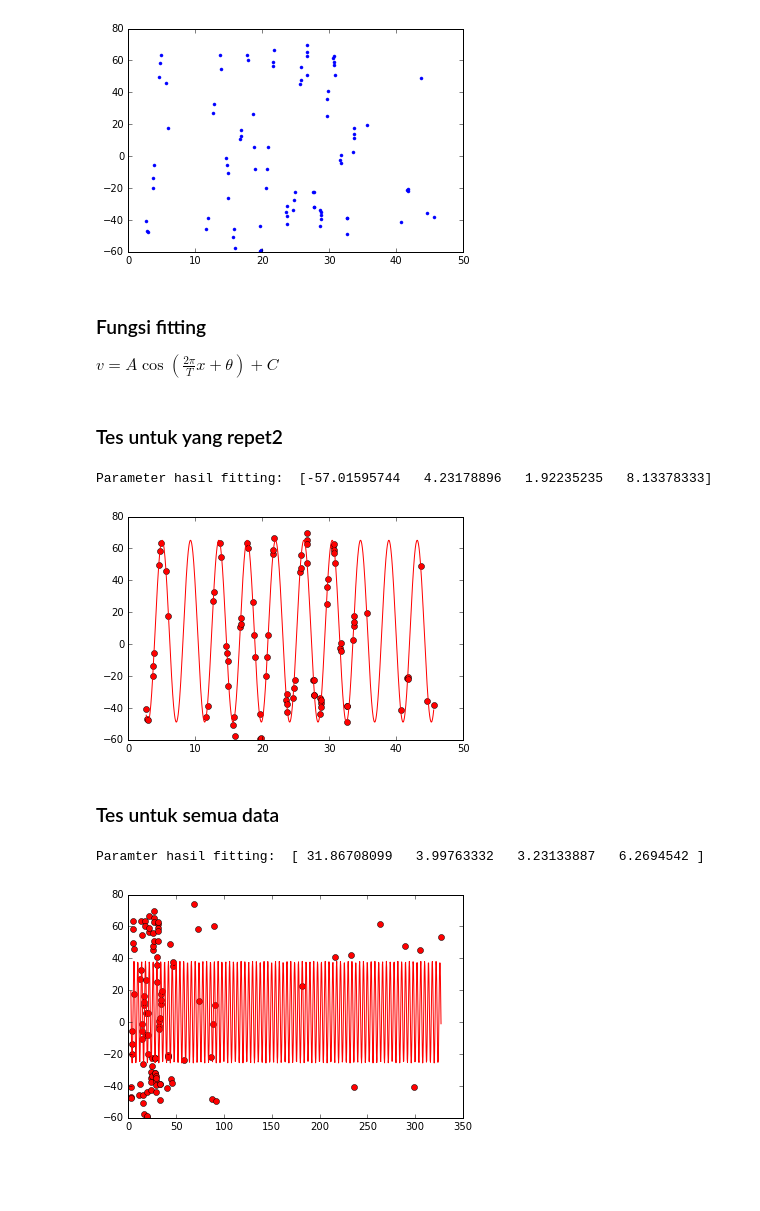
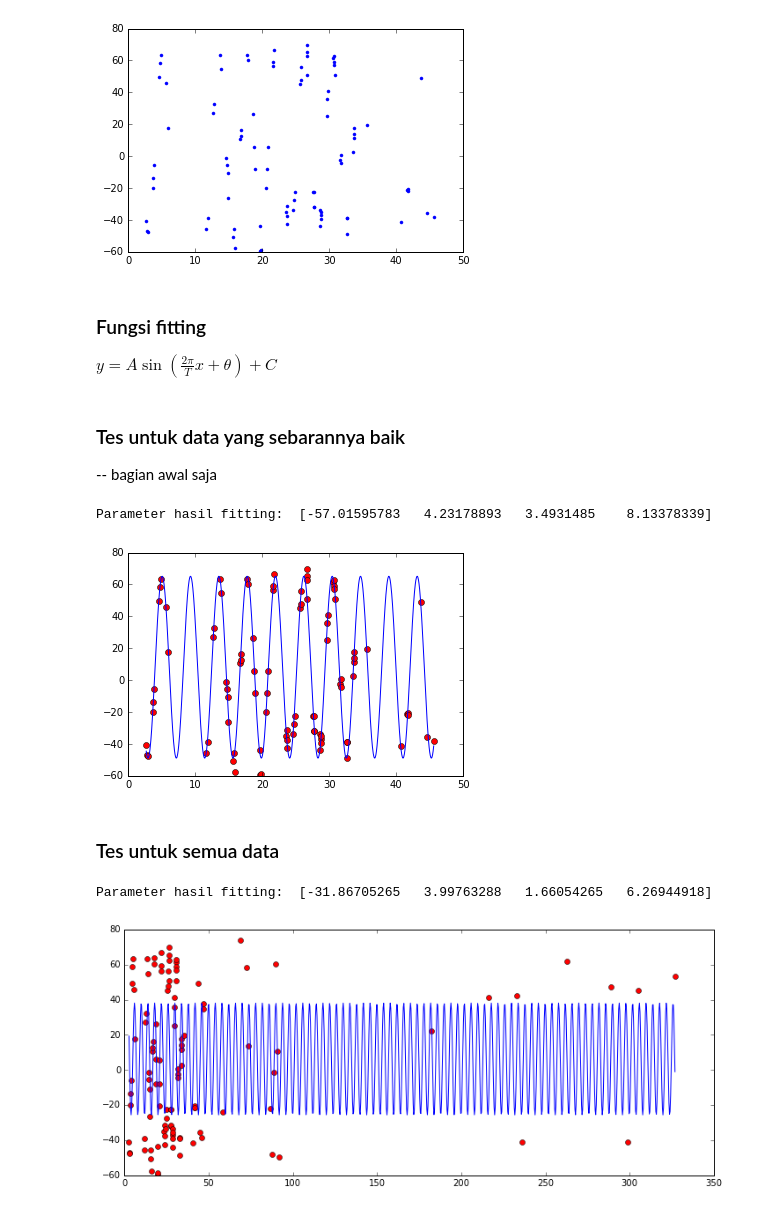
Before and after one commit to vulcan2018/exoplanet_notebook, a Jupyter notebook: Fitting sinusoidal.ipynb, the cells around one changed output. Saved outputs shown, nothing was run; the diff lists cells and outputs as text; code cells hidden in the pictures; blank space fills up the shorter version.

```diff
--- a/Fitting sinusoidal.ipynb
+++ b/Fitting sinusoidal.ipynb
@@ -28,15 +28,16 @@ plt.plot(t[:90], v[:90], '.')
 # %% [markdown]
 ### Fungsi fitting
 
-$v = A \cos{(\frac{2 \pi}{T} x + \theta)} + C$
+$y = A \sin{(\frac{2 \pi}{T} x + \theta)} + C$
 # %% [markdown]
-### Tes untuk yang repet2
+### Tes untuk data yang sebarannya baik
+-- bagian awal saja
 # %%
 tt = t[:90]
 vv = v[:90]
 # %%
 # Fit the first set
-fitfunc = lambda p, x: p[0]*np.cos(2*np.pi/p[1]*x+p[2]) + p[3] # Target function
+fitfunc = lambda p, x: p[0]*np.sin(2*np.pi/p[1]*x + p[2]) + p[3] # Target function
 errfunc = lambda p, x, y: fitfunc(p, x) - y # Distance to the target function
 
 p0 = [60.0, 4.0, 1.0, 0.0] # Initial guess for the parameters
@@ -45,29 +46,30 @@ p1, success = optimize.leastsq(errfunc, p0[:], args=(tt, vv))
 print "Parameter hasil fitting: ", p1
 
 time = np.linspace(tt.min(), tt.max(), 1000)
-plt.plot(tt, vv, "ro", time, fitfunc(p1, time), "r-") # Plot of the data and the fit
+plt.plot(tt, vv, "ro", time, fitfunc(p1, time), "b-") # Plot of the data and the fit
 
 plt.show()
 # %% [output]
-Parameter hasil fitting:  [-57.01595744   4.23178896   1.92235235   8.13378333]
+Parameter hasil fitting:  [-57.01595783   4.23178893   3.4931485    8.13378339]
-[figure, old version]
+[figure, new version]
 # %% [markdown]
 ### Tes untuk semua data
 # %%
 # Fit the first set
-fitfunc = lambda p, x: p[0]*np.cos(2*np.pi/p[1]*x+p[2]) + p[3] # Target function
+fitfunc = lambda p, x: p[0]*np.sin(2*np.pi/p[1]*x+p[2]) + p[3] # Target function
 errfunc = lambda p, x, y: fitfunc(p, x) - y # Distance to the target function
 
-p0 = [62.0, 4.0, 2.0, 0.0] # Initial guess for the parameters
+p0 = [60.0, 4.0, 1.0, 0.0] # Initial guess for the parameters
 p1, success = optimize.leastsq(errfunc, p0[:], args=(t, v))
 
-print "Paramter hasil fitting: ", p1
+print "Parameter hasil fitting: ", p1
 
 time = np.linspace(t.min(), t.max(), 1000)
-plt.plot(t, v, "ro", time, fitfunc(p1, time), "r-") # Plot of the data and the fit
+plt.figure(figsize=(12, 5))
+plt.plot(t, v, "ro", time, fitfunc(p1, time), "b-") # Plot of the data and the fit
 
 plt.show()
 # %% [output]
-Paramter hasil fitting:  [ 31.86708099   3.99763332   3.23133887   6.2694542 ]
+Parameter hasil fitting:  [-31.86705265   3.99763288   1.66054265   6.26944918]
-[figure, old version]
+[figure, new version]
 # %% [markdown]
```
Also changed, not shown: parts of 7 cells of this notebook, 1 other file.
